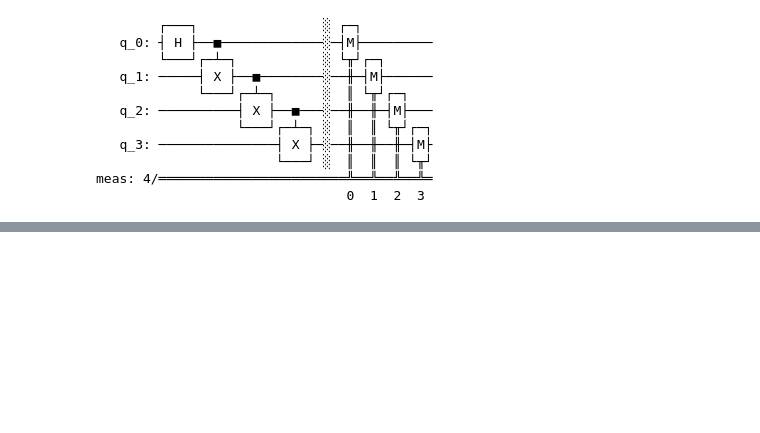
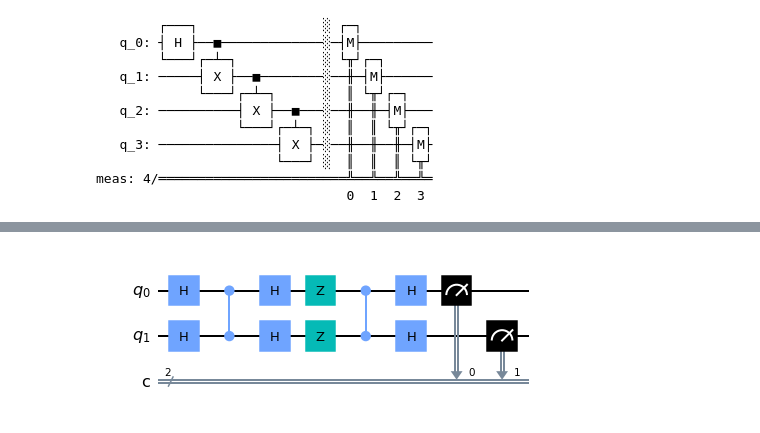
Before and after one commit to francienbarkhof/Quantum_Group1_Project, a Jupyter notebook: test_noise.ipynb, the cells around one changed output, grey strips where cells are left out. Cells and saved outputs as stored; diff of their text form; code cells hidden in the pictures; blank space fills up the shorter version.

```diff
--- a/test_noise.ipynb
+++ b/test_noise.ipynb
@@ -98,0 +173,21 @@ plot_histogram(counts_thermal)
+# %%
+qreg_q = QuantumRegister(2, 'q')
+creg_c = ClassicalRegister(2, 'c')
+g_circuit = QuantumCircuit(qreg_q, creg_c)
+
+g_circuit.h(qreg_q[0])
+g_circuit.h(qreg_q[1])
+g_circuit.cz(qreg_q[0], qreg_q[1])
+g_circuit.h(qreg_q[0])
+g_circuit.h(qreg_q[1])
+g_circuit.z(qreg_q[0])
+g_circuit.z(qreg_q[1])
+g_circuit.cz(qreg_q[0], qreg_q[1])
+g_circuit.h(qreg_q[0])
+g_circuit.h(qreg_q[1])
+g_circuit.measure(qreg_q[0], creg_c[0])
+g_circuit.measure(qreg_q[1], creg_c[1])
+
+g_circuit.draw(output='mpl')
+# %% [output]
+[figure, added]
```
Also changed, not shown: parts of 5 cells of this notebook.
